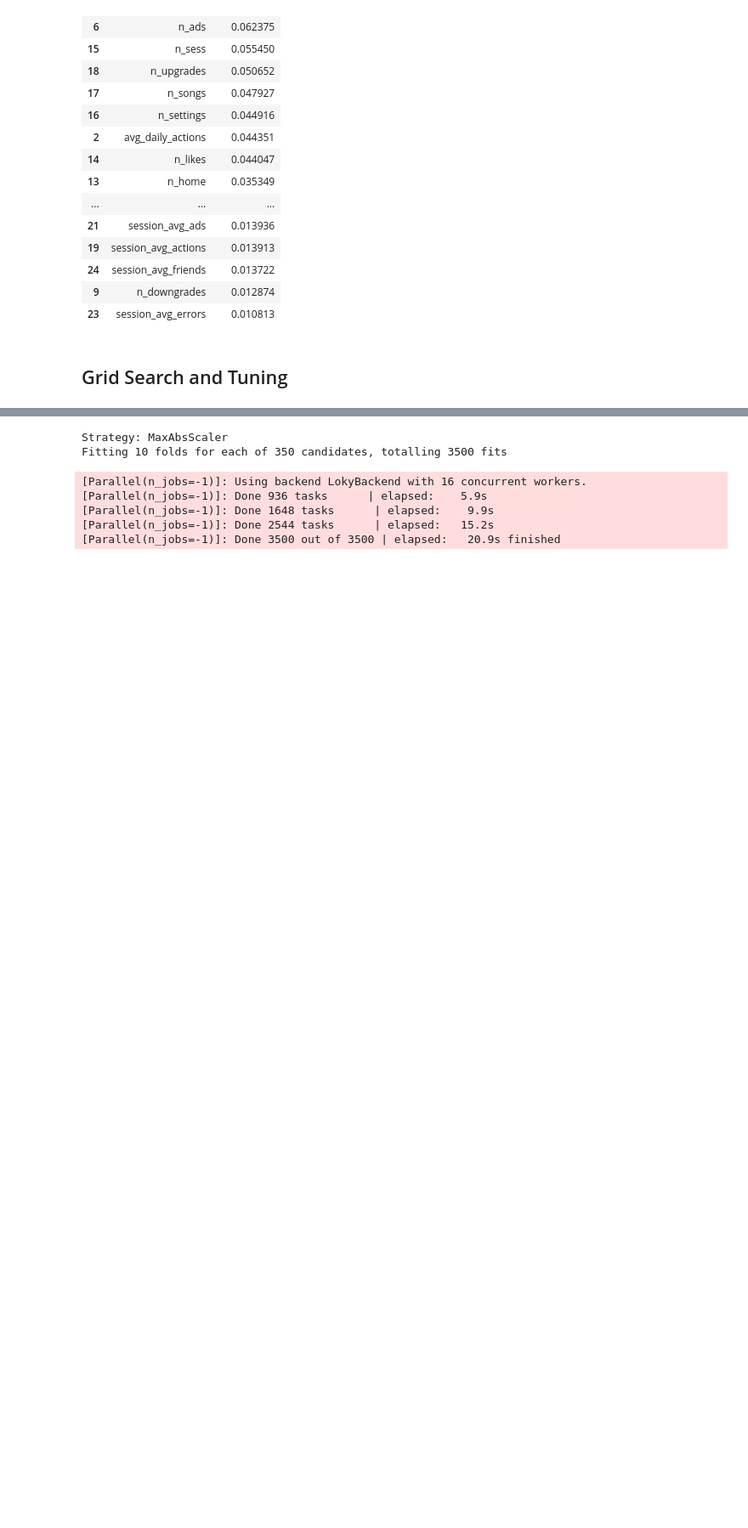
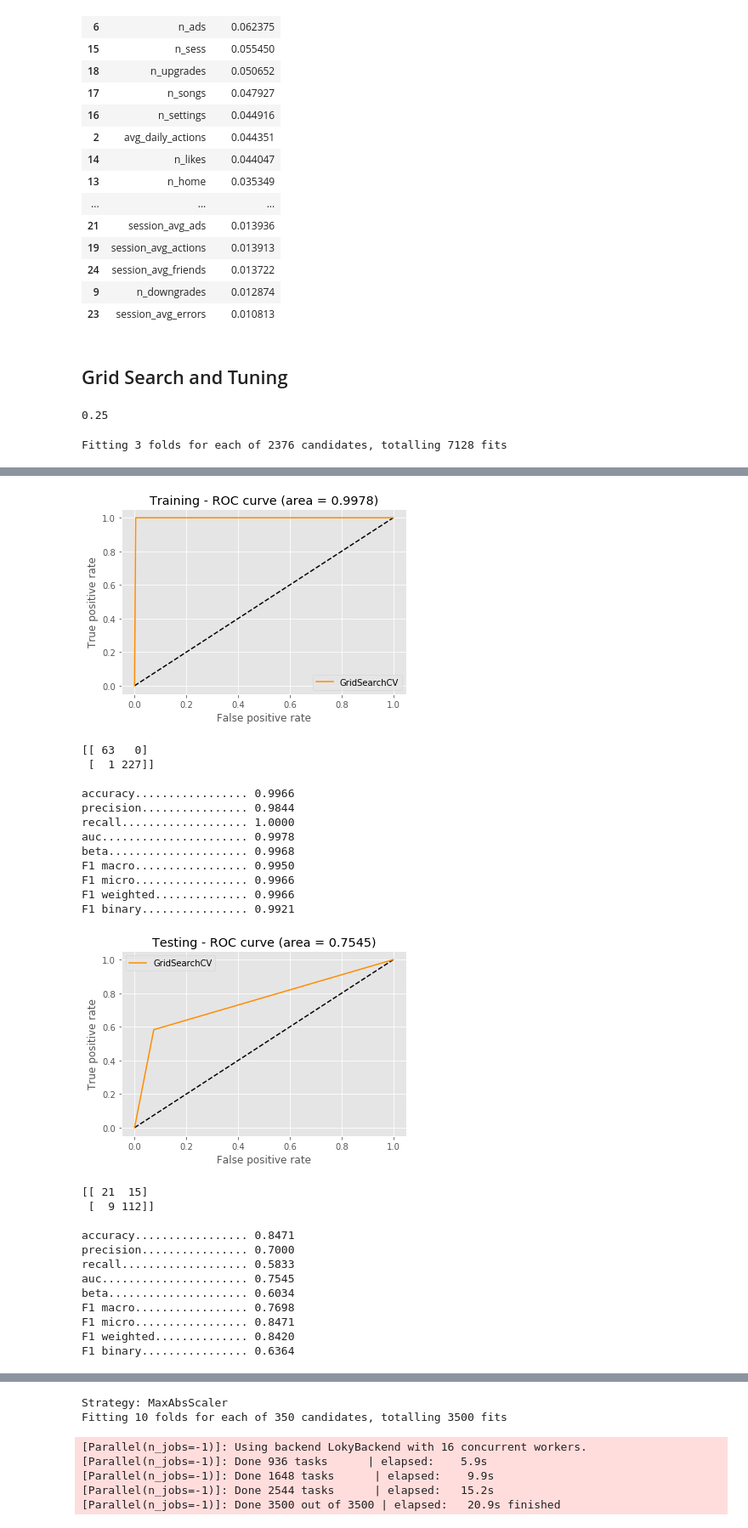
Before and after one commit to brunowdev/sparkify, a Jupyter notebook: Sklearn - Test.ipynb, the cells around one changed output, grey strips where cells are left out. Shown at 85% size. Drawn from its saved outputs; the diff is of its cells as text; code cells hidden in the pictures; blank space fills up the shorter version.

```diff
--- a/Sklearn - Test.ipynb
+++ b/Sklearn - Test.ipynb
@@ -109,3 +77,11 @@ recall_scorer = make_scorer(recall_score, average = 'binary')
+# %%
+from sklearn.metrics import make_scorer
+
+# beta - The recall weight
+beta_scorer = make_scorer(fbeta_score, average='binary', beta = 2)
+
+def get_beta_score(y_test, y_predict):
+    return fbeta_score(y_test, y_predict, average = 'binary', labels = [1, 0], beta = 2)
 # %%
 def plot_roc_curve(y_test, y_predictions, model, action = 'Training'):
 
@@ -478,3 +619,25 @@ importances.sort_values(by = 'importance', ascending = False)
 | 23 | session_avg_errors | 0.010813 |
 # %% [markdown]
 ## Grid Search and Tuning
+# %%
+from sklearn.metrics import recall_score
+
+y_true = [0, 1, 1, 0, 1, 1]
+y_pred = [0, 1, 0, 0, 0, 0]
+
+recall_score(y_true, y_pred, labels = [1, 0])
+# %% [output]
+0.25
+# %%
+from sklearn.preprocessing import Normalizer, RobustScaler, StandardScaler, MaxAbsScaler
+
+# Remove binary features
+features_to_normalize = list(data.drop(['canceled', 'male', 'paid'], axis = 1).columns)
+
+
+_x = data.copy()
+_x[features_to_normalize] = RobustScaler().fit_transform(_x[features_to_normalize])
+
+model = train_gs_random_forest(_x, 'canceled')
+# %% [output]
+Fitting 3 folds for each of 2376 candidates, totalling 7128 fits
@@ -480,0 +659,26 @@ importances.sort_values(by = 'importance', ascending = False)
+[figure, added]
+[[ 63   0]
+ [  1 227]]
+
+accuracy................. 0.9966
+precision................ 0.9844
+recall................... 1.0000
+auc...................... 0.9978
+beta..................... 0.9968
+F1 macro................. 0.9950
+F1 micro................. 0.9966
+F1 weighted.............. 0.9966
+F1 binary................ 0.9921
+[figure, added]
+[[ 21  15]
+ [  9 112]]
+
+accuracy................. 0.8471
+precision................ 0.7000
+recall................... 0.5833
+auc...................... 0.7545
+beta..................... 0.6034
+F1 macro................. 0.7698
+F1 micro................. 0.8471
+F1 weighted.............. 0.8420
+F1 binary................ 0.6364
```
Also changed, not shown: parts of 19 cells of this notebook.
